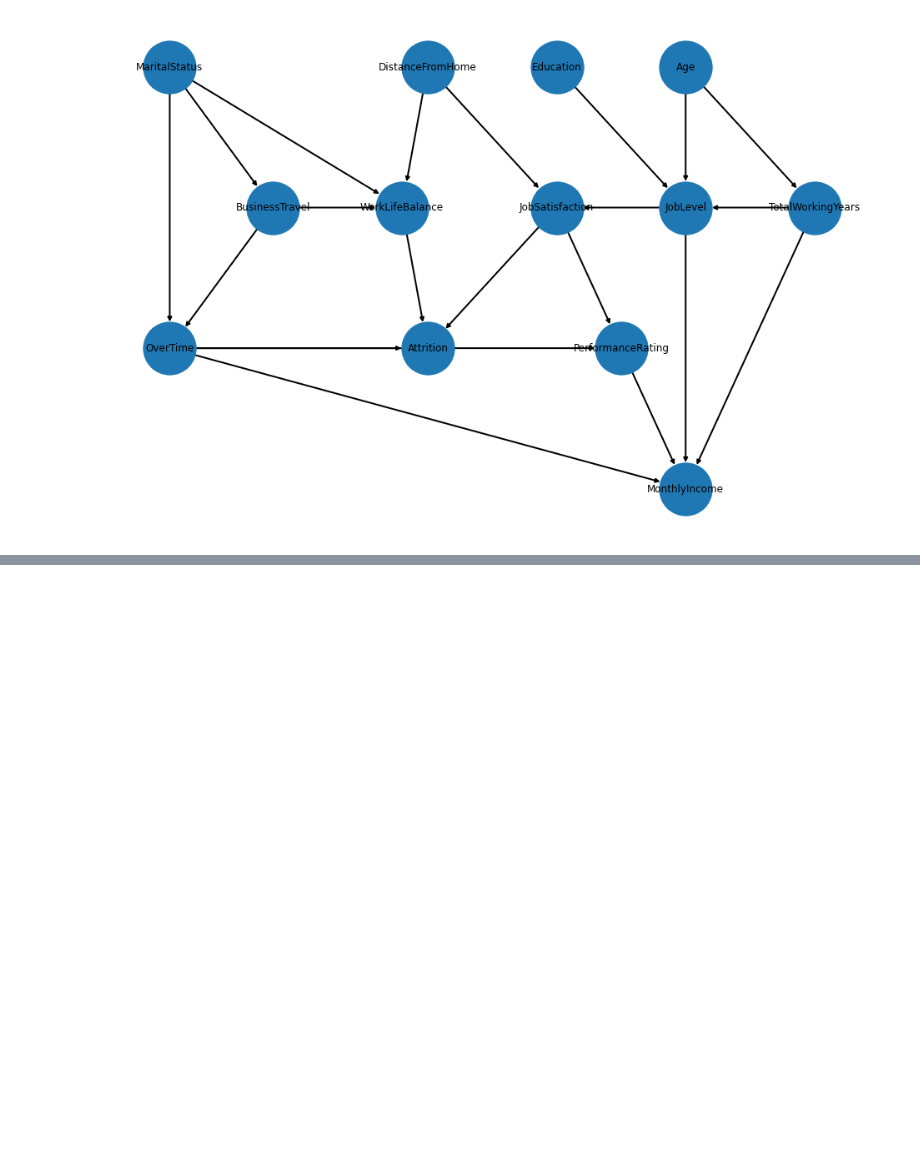
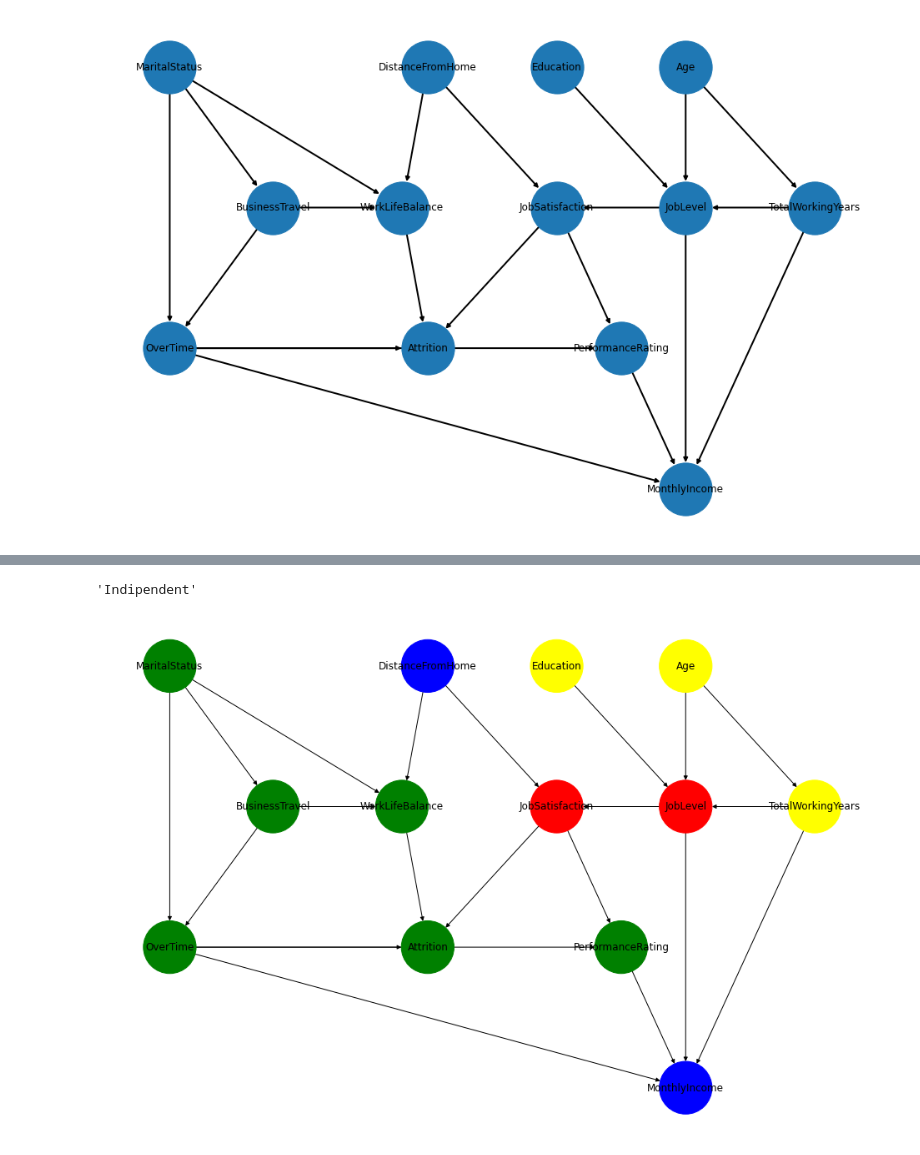
Before and after one commit to jacopodabramo/FAIKR3, a Jupyter notebook: HandMade.ipynb, the cells around one changed output, grey strips where cells are left out. Saved outputs shown, nothing was run; the diff lists cells and outputs as text; code cells hidden in the pictures; blank space fills up the shorter version.

```diff
--- a/HandMade.ipynb
+++ b/HandMade.ipynb
@@ -146,0 +238,6 @@ Added_edges:
+# %%
+draw_indipendence(hand_net,'MonthlyIncome','DistanceFromHome',evidence = ['JobSatisfaction','JobLevel'])
+is_indipendent(hand_net,'MonthlyIncome','DistanceFromHome',evidence = ['JobSatisfaction','JobLevel'])
+# %% [output]
+'Indipendent'
+[figure, added]
```
Also changed, not shown: parts of 27 cells of this notebook.
